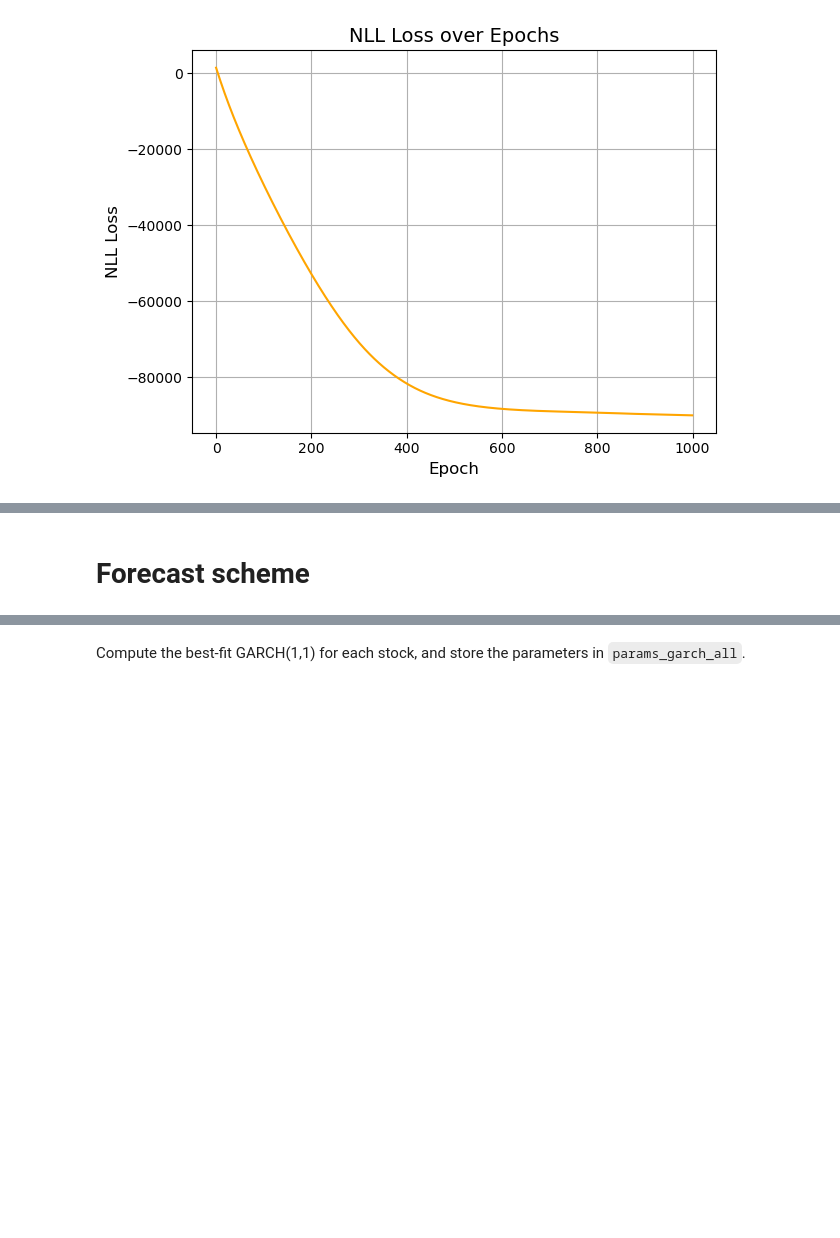
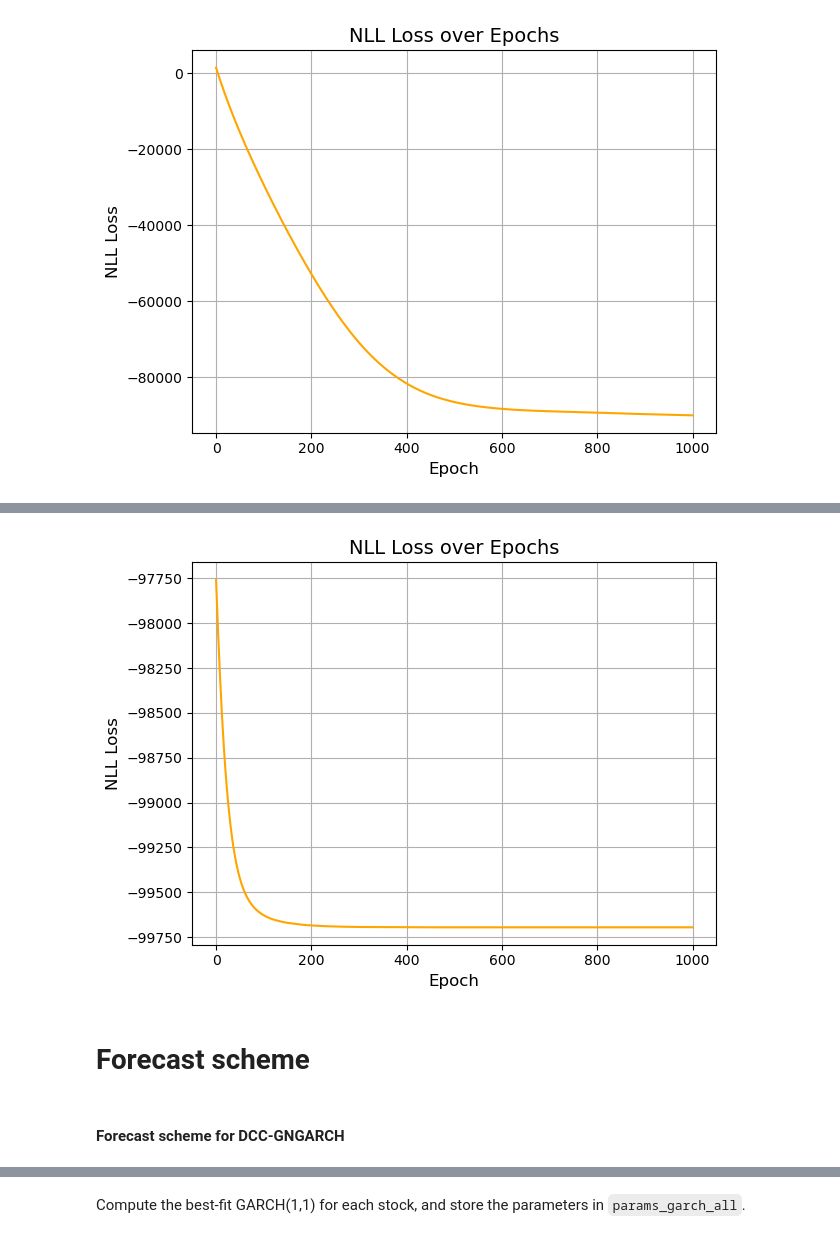
Before and after one commit to PZhou114/GNGARCH_coding, a Jupyter notebook: DTF(0.10)_network_construction.ipynb, the cells around one changed output, grey strips where cells are left out. Drawn from its saved outputs; the diff is of its cells as text; code cells hidden in the pictures; blank space fills up the shorter version.

```diff
--- a/DTF(0.10)_network_construction.ipynb
+++ b/DTF(0.10)_network_construction.ipynb
@@ -1218,0 +1440,9 @@ plt.show()
+# %%
+nll_loss_history_pgarch = train_panel_garch(
+    n_epochs=1000,
+    model=panel_garch_model,
+    data=panel_garch_data_torch,
+    var0=var0_panel,
+    method='nll',
+    optimizer=panel_optimizer
+)
@@ -1219,3 +1464,15 @@ plt.show()
+# %%
+# NLL loss convergence
+plt.plot(nll_loss_history_pgarch, label='NLL Loss', color='orange')
+plt.xlabel('Epoch', fontsize=12)
+plt.ylabel('NLL Loss', fontsize=12)
+plt.title('NLL Loss over Epochs', fontsize=14)
+plt.grid()
+
+plt.tight_layout()
+plt.show()
+# %% [output]
+[figure, added]
 # %% [markdown]
 # Forecast scheme
 # %%
@@ -1264,3 +1529,5 @@ params_nll_Zhou = {
+# %% [markdown]
+#### Forecast scheme for DCC-GNGARCH
 # %%
 def compute_R_t(Q_t, eps=1e-10):
     """
```
Also changed, not shown: parts of 20 cells of this notebook, 10 other files.
